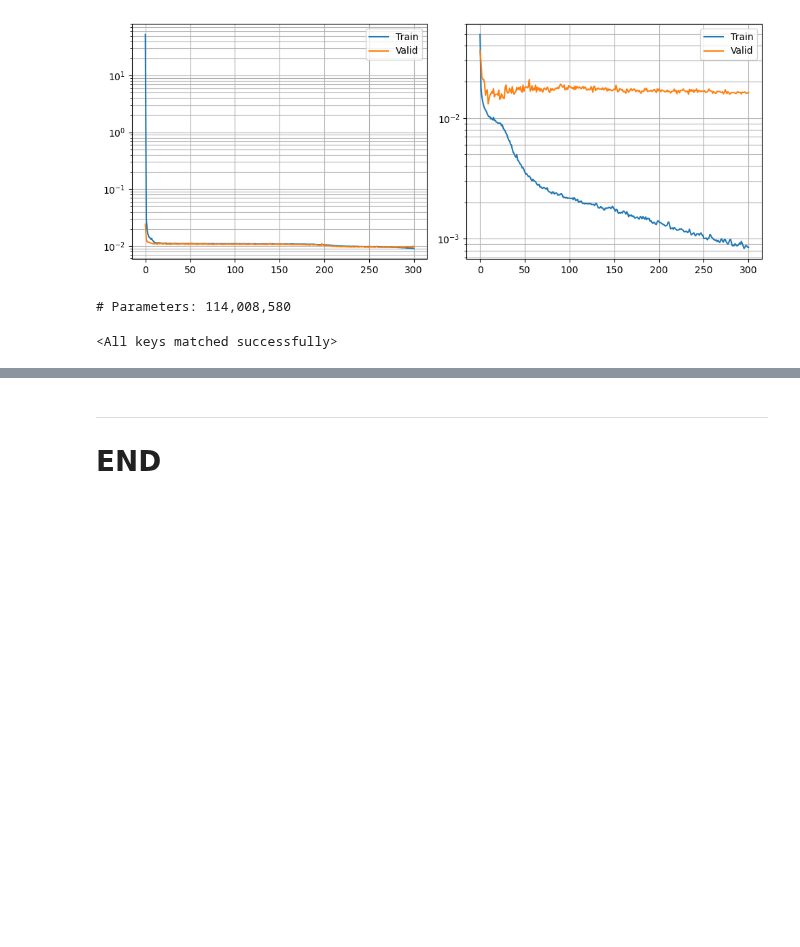
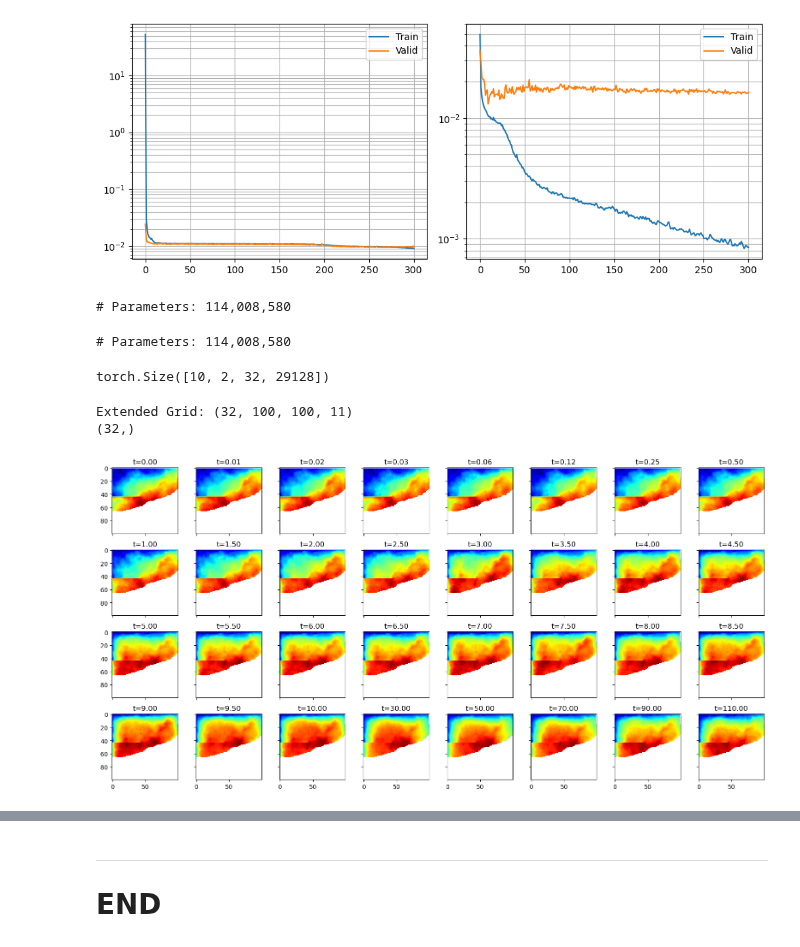
Before and after one commit to misaelmmorales/Placement-Control-Optim-CO2, a Jupyter notebook: placement-control-optim.ipynb, the cells around one changed output, grey strips where cells are left out. Cells and saved outputs as stored; diff of their text form; code cells hidden in the pictures; blank space fills up the shorter version.

```diff
--- a/placement-control-optim.ipynb
+++ b/placement-control-optim.ipynb
@@ -219,20 +276,48 @@ trainset, validset = random_split(trainset, [1000, 172])
 
 trainloader = DataLoader(trainset, batch_size=32, shuffle=True)
 validloader = DataLoader(validset, batch_size=32, shuffle=False)
-testloader  = DataLoader(testset,  batch_size=2, shuffle=False)
-
-model = FTMiONet().to(device)
-print('# Parameters: {:,}'.format(sum(p.numel() for p in model.parameters() if p.requires_grad)))
-criterion = nn.MSELoss().to(device)
-optimizer = optim.AdamW(model.parameters(), lr=1e-3, weight_decay=1e-8)
+testloader  = DataLoader(testset,  batch_size=10, shuffle=False)
 # %% [output]
 # Parameters: 114,008,580
-# %%
-model = FTMiONet().to(device)
-model.load_state_dict(torch.load('trained_models/FTMiONet.pth'))
-# %% [output]
-<All keys matched successfully>
+# %%
+model = FTMiONet().to(device)
+model.load_state_dict(torch.load('trained_models/FTMiONet.pth'))
+print('# Parameters: {:,}'.format(sum(p.numel() for p in model.parameters() if p.requires_grad)))
+
+criterion = nn.MSELoss().to(device)
+optimizer = optim.AdamW(model.parameters(), lr=1e-3, weight_decay=1e-8)
+# %% [output]
+# Parameters: 114,008,580
 # %%
 for i, (x,y) in enumerate(testloader):
-    pred = model(x)
+    yh = model(x)
     break
+# %%
+print(yh.shape)
+# %% [output]
+torch.Size([10, 2, 32, 29128])
+# %%
+Grid_ext = np.repeat(np.expand_dims(Grid, 0), 32, axis=0)
+print('Extended Grid: {}'.format(Grid_ext.shape))
+
+timesteps = 100*x[-1][0].squeeze().detach().cpu().numpy()
+print(timesteps.shape)
+# %% [output]
+Extended Grid: (32, 100, 100, 11)
+(32,)
+# %%
+spred = np.zeros((32,100,100,11)).reshape(32, -1, order='F')
+maskt = Grid_ext.reshape(32, -1, order='F')
+
+spred[:,indexMap] = yh[0,0].detach().cpu().numpy()
+spred = np.ma.masked_where(maskt==0, spred)
+spred = spred.reshape(32,100,100,11, order='F')
+
+fig, axs = plt.subplots(4, 8, figsize=(16,8), sharex=True, sharey=True)
+for i, ax in enumerate(axs.flatten()):
+    ax.imshow(spred[i,:,:,7], cmap='jet')
+    ax.set(title='t={:.2f}'.format(timesteps[i]))
+plt.tight_layout()
+plt.show()
+# %% [output]
+[figure, added]
```
Also changed, not shown: parts of 2 cells of this notebook.
